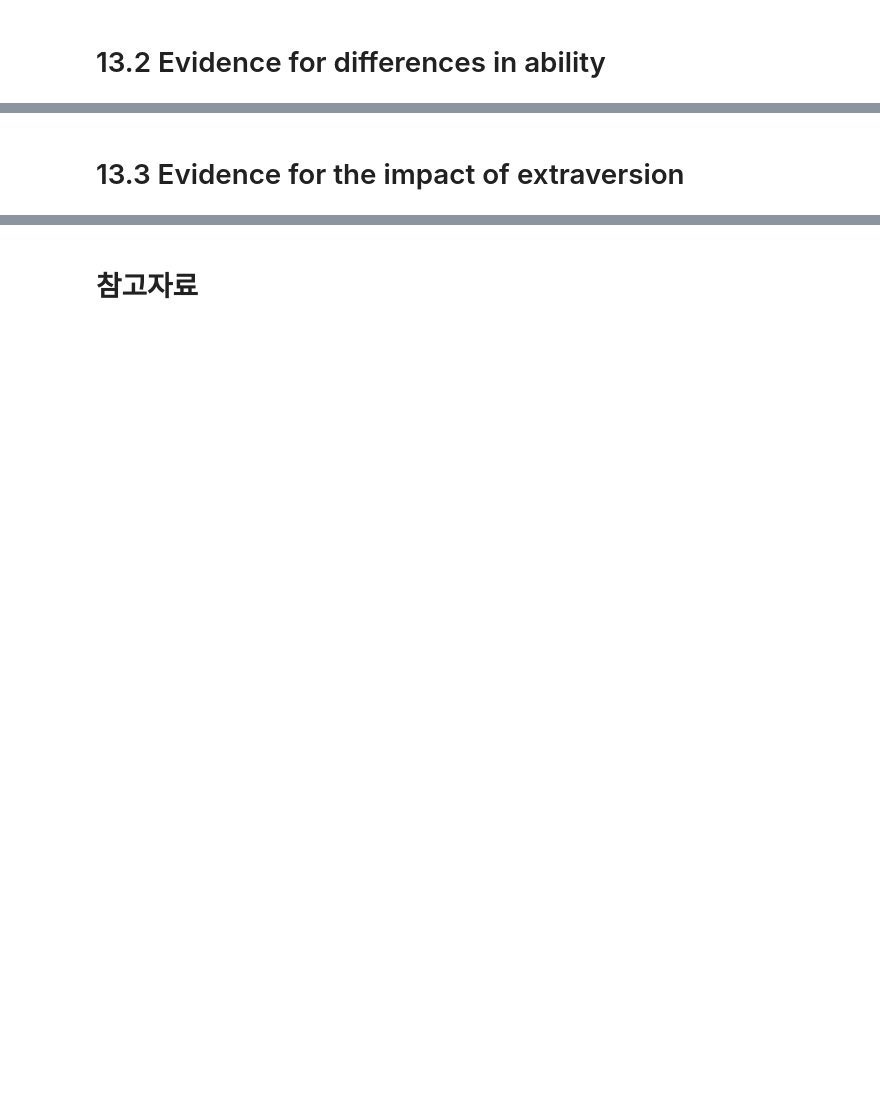
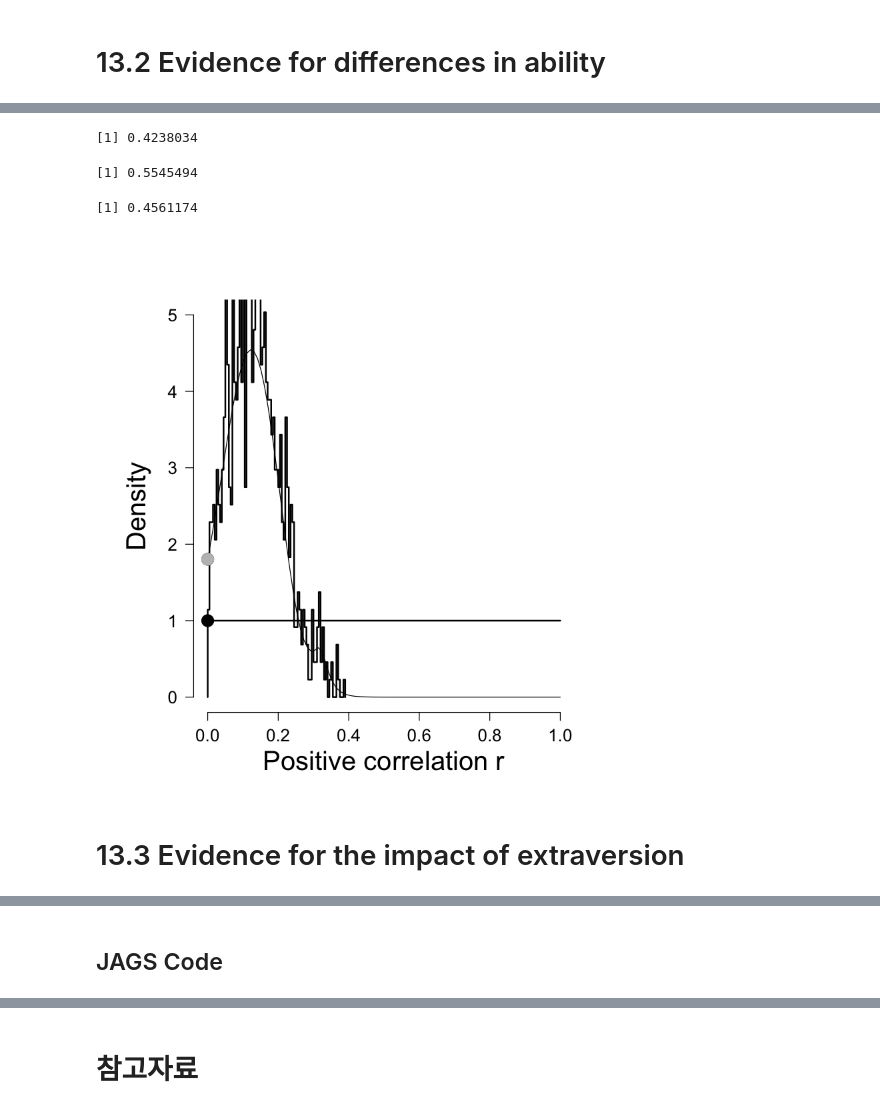
Before and after one commit to psygrammer/coco, a Jupyter notebook: part2/bayes/ch13/13_Extrasensory_perception.ipynb, the cells around one changed output, grey strips where cells are left out. Saved outputs shown, nothing was run; the diff lists cells and outputs as text; code cells hidden in the pictures; blank space fills up the shorter version.

```diff
--- a/part2/bayes/ch13/13_Extrasensory_perception.ipynb
+++ b/part2/bayes/ch13/13_Extrasensory_perception.ipynb
@@ -28,6 +464,81 @@
+# %%
+# Now the values for the monitored parameters are in the "samples" object,
+# ready for inspection.
+
+r <- extract(samples)$r
+# %%
+#Method 1, select only positive r's:
+r.pos <- r[which(r>0)]
+# %%
+#============ BFs based on logspline fit ===========================
+library(polspline) # this package can be installed from within R
+fit.posterior <- logspline(r.pos, lbound=0, ubound=1)
+
+# 95% confidence interval:
+x0 <- qlogspline(0.025,fit.posterior)
+x1 <- qlogspline(0.975,fit.posterior)
+
+posterior    <- dlogspline(0, fit.posterior) # this gives the pdf at point r = 0
+prior        <- 1                            # height of prior at r = 0
+BF10.M1      <- prior/posterior
+BF10.M1 # 0.36
+# %% [output]
+[1] 0.4238034
+# %%
+#Method 2, renormalization:
+fit.posterior <- logspline(r)
+posterior <- dlogspline(0, fit.posterior) # this gives the pdf at point delta = 0
+# renormalize:
+area            <- sum(posterior > 0)/length(posterior)
+posterior.OR.M2 <- posterior/area
+BF10.M2         <- prior/posterior.OR.M2
+BF10.M2 # 0.49
+# %% [output]
+[1] 0.5545494
+# %%
+# Compare to exact solution Jeffreys (numerical integration):
+BF10.J.exact.positive <- function(n, r)
+{
+  integrand <- function(rho) {((1-rho^2)^(n/2)) / ((1-rho*r)^(n-.5))}
+  BF10      <- integrate(integrand, lower=0, upper=1)$value
+  return(BF10)
+}
+BF10.J.exact.positive(n=length(prc1.ero)-1, r=cor(prc1.ero,prc2.ero)) # 0.46
+#====================================================================
+# %% [output]
+[1] 0.4561174
+# %%
+#============ Plot Prior and Posterior  ===========================
+par(cex.main = 1.5, mar = c(5, 6, 4, 5) + 0.1, mgp = c(3.5, 1, 0), cex.lab = 1.5,
+    font.lab = 2, cex.axis = 1.3, bty = "n", las=1)
+xlow  <- 0
+xhigh <- 1
+yhigh <- 5
+Nbreaks <- 80
+y <- hist(r.pos, Nbreaks, prob=T, border="white", ylim=c(0,yhigh),
+         xlim=c(xlow,xhigh), lwd=2, lty=1, ylab=" ", xlab=" ", main=" ", axes=F)
+#white makes the original histogram -- with unwanted vertical lines -- invisible
+lines(c(y$breaks, max(y$breaks)), c(0,y$density,0), type="S", lwd=2, lty=1)
+axis(1)
+axis(2)
+mtext("Positive correlation r", side=1, line = 2.8, cex=2)
+mtext("Density", side=2, line = 2.8, cex=2, las=0)
+#now bring in log spline density estimation:
+par(new=T)
+plot(fit.posterior, ylim=c(0,yhigh), xlim=c(xlow,xhigh), lty=1, lwd=1, axes=F)
+points(0, dlogspline(0, fit.posterior),pch=19, cex=2)
+points(0, posterior.OR.M2, pch=19, cex=2, col="grey")
+# plot the prior:
+lines(c(0,1),c(1,1),lwd=2)
+points(0, 1, pch=19, cex=2)
+###########################################################################
+# %% [output]
+[figure, added]
+# %% [markdown]
+# 13.3 Evidence for the impact of extraversion
 # %% [markdown]
 <img src="figures/cap13.7.png" width=600 />
-# %% [markdown]
-# 13.3 Evidence for the impact of extraversion
 # %% [markdown]
 <img src="figures/cap13.8.png" width=600 />
+# %% [markdown]
+## JAGS Code
```
Also changed, not shown: parts of 50 cells of this notebook.
